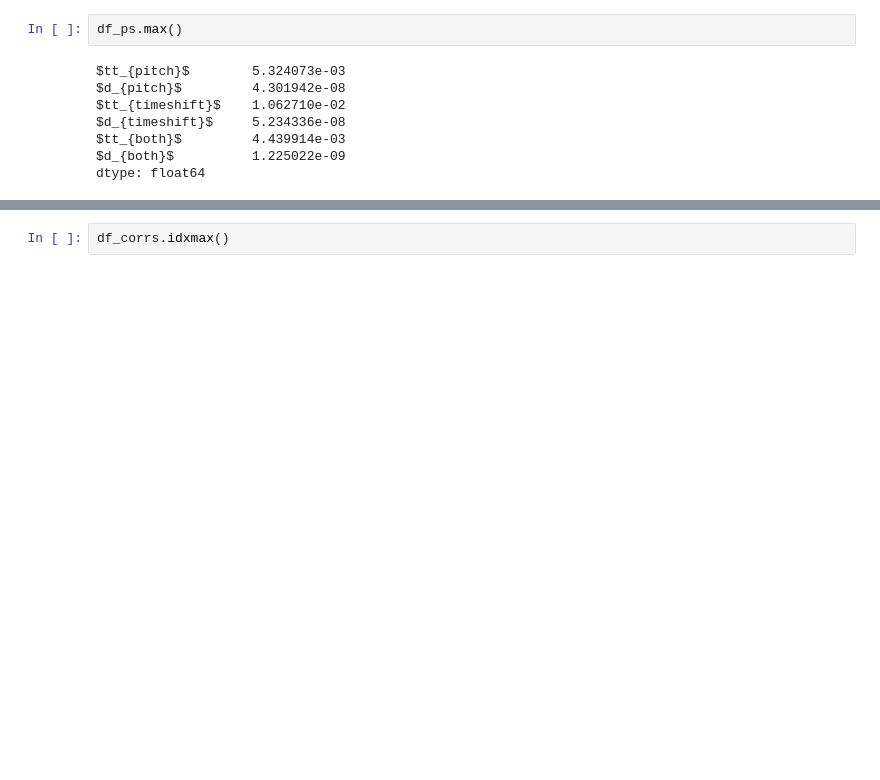
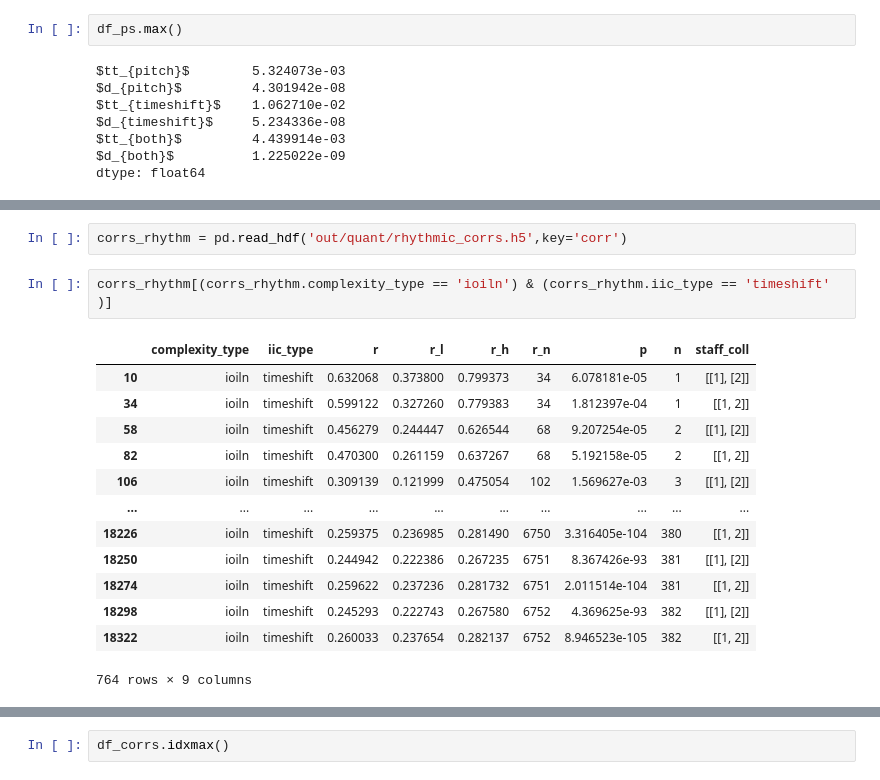
Before and after one commit to muthissar/PIA.No3, a Jupyter notebook: quant.ipynb, the cells around one changed output, grey strips where cells are left out. Drawn from its saved outputs; the diff is of its cells as text; blank space fills up the shorter version.

```diff
--- a/quant.ipynb
+++ b/quant.ipynb
@@ -291,3 +291,21 @@ fig.show()
 
 
 # df.iloc[::50].plot(style=['o', 'v', 's', 'D', 'h', '*'], linestyle='None', ax=ax, color=colors)
+# %%
+corrs_rhythm = pd.read_hdf('out/quant/rhythmic_corrs.h5',key='corr')
+# %%
+corrs_rhythm[(corrs_rhythm.complexity_type == 'ioiln') & (corrs_rhythm.iic_type == 'timeshift' )]
+# %% [output]
+|  | complexity_type | iic_type | r | r_l | r_h | r_n | p | n | staff_coll |
+| 10 | ioiln | timeshift | 0.632068 | 0.373800 | 0.799373 | 34 | 6.078181e-05 | 1 | [[1], [2]] |
+| 34 | ioiln | timeshift | 0.599122 | 0.327260 | 0.779383 | 34 | 1.812397e-04 | 1 | [[1, 2]] |
+| 58 | ioiln | timeshift | 0.456279 | 0.244447 | 0.626544 | 68 | 9.207254e-05 | 2 | [[1], [2]] |
+| 82 | ioiln | timeshift | 0.470300 | 0.261159 | 0.637267 | 68 | 5.192158e-05 | 2 | [[1, 2]] |
+| 106 | ioiln | timeshift | 0.309139 | 0.121999 | 0.475054 | 102 | 1.569627e-03 | 3 | [[1], [2]] |
+| ... | ... | ... | ... | ... | ... | ... | ... | ... | ... |
+| 18226 | ioiln | timeshift | 0.259375 | 0.236985 | 0.281490 | 6750 | 3.316405e-104 | 380 | [[1, 2]] |
+| 18250 | ioiln | timeshift | 0.244942 | 0.222386 | 0.267235 | 6751 | 8.367426e-93 | 381 | [[1], [2]] |
+| 18274 | ioiln | timeshift | 0.259622 | 0.237236 | 0.281732 | 6751 | 2.011514e-104 | 381 | [[1, 2]] |
+| 18298 | ioiln | timeshift | 0.245293 | 0.222743 | 0.267580 | 6752 | 4.369625e-93 | 382 | [[1], [2]] |
+| 18322 | ioiln | timeshift | 0.260033 | 0.237654 | 0.282137 | 6752 | 8.946523e-105 | 382 | [[1, 2]] |
+764 rows × 9 columns
```
Also changed, not shown: parts of 6 cells of this notebook, 5 other files.
